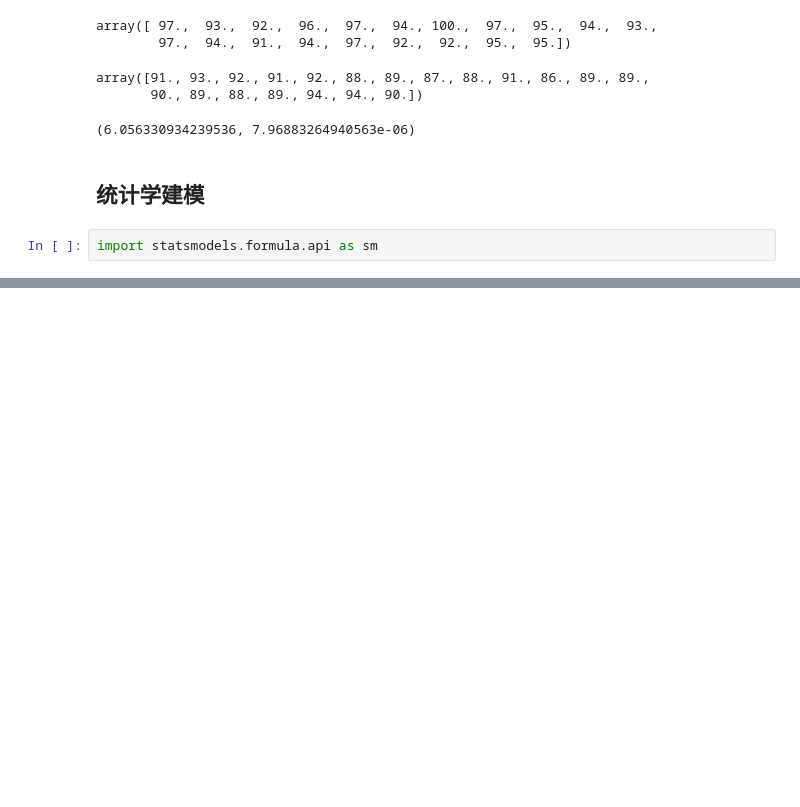
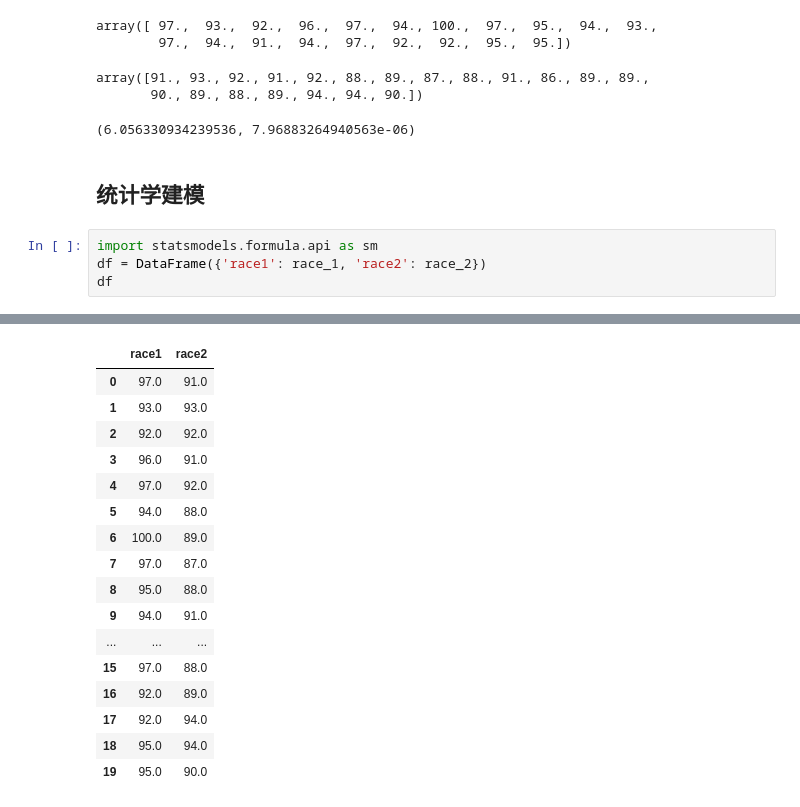
Before and after one commit to longfengpili/statsintro_python, a Jupyter notebook: 第八章数值型数据的均值检验.ipynb, the cells around one changed output, grey strips where cells are left out. Cells and saved outputs as stored; diff of their text form; blank space fills up the shorter version.

```diff
--- a/第八章数值型数据的均值检验.ipynb
+++ b/第八章数值型数据的均值检验.ipynb
@@ -276,4 +276,6 @@ array([91., 93., 92., 91., 92., 88., 89., 87., 88., 91., 86., 89., 89.,
 ## 统计学建模
 # %%
 import statsmodels.formula.api as sm
+df = DataFrame({'race1': race_1, 'race2': race_2})
+df
 # %% [output]
@@ -280,0 +282,17 @@ ImportError: cannot import name 'factorial' from 'scipy.misc' (D:\ProgramData\An
+|  | race1 | race2 |
+| 0 | 97.0 | 91.0 |
+| 1 | 93.0 | 93.0 |
+| 2 | 92.0 | 92.0 |
+| 3 | 96.0 | 91.0 |
+| 4 | 97.0 | 92.0 |
+| 5 | 94.0 | 88.0 |
+| 6 | 100.0 | 89.0 |
+| 7 | 97.0 | 87.0 |
+| 8 | 95.0 | 88.0 |
+| 9 | 94.0 | 91.0 |
+| ... | ... | ... |
+| 15 | 97.0 | 88.0 |
+| 16 | 92.0 | 89.0 |
+| 17 | 92.0 | 94.0 |
+| 18 | 95.0 | 94.0 |
+| 19 | 95.0 | 90.0 |
```
Also changed, not shown: parts of 15 cells of this notebook.
